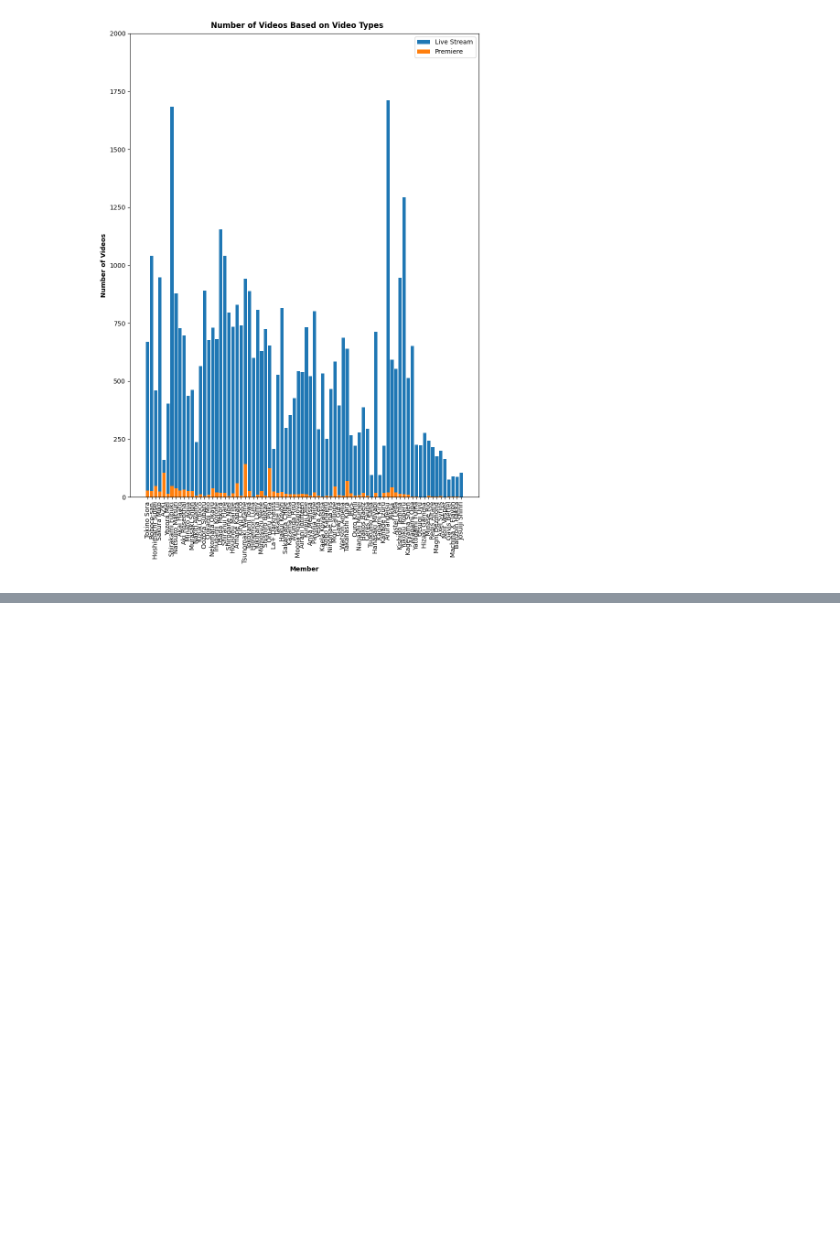
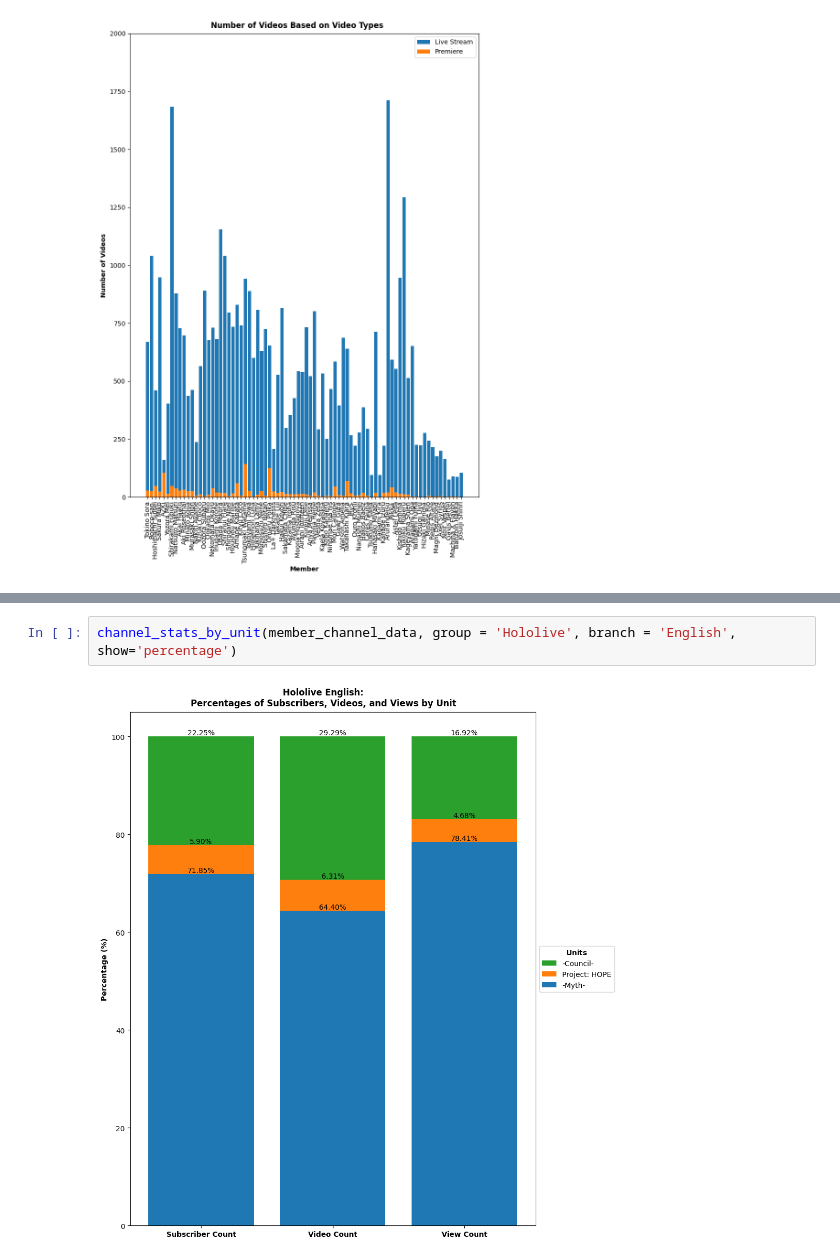
Before and after one commit to Johnson-Tung/holoAnalytics, a Jupyter notebook: scripts/visualize_youtube_data_(prototyping).ipynb, the cells around one changed output, grey strips where cells are left out. Drawn from its saved outputs; the diff is of its cells as text; blank space fills up the shorter version.

```diff
--- a/scripts/visualize_youtube_data_(prototyping).ipynb
+++ b/scripts/visualize_youtube_data_(prototyping).ipynb
@@ -166,0 +273,4 @@ video_types(member_channel_data['channel_video_summary']['data'], live_broadcast
+# %%
+channel_stats_by_unit(member_channel_data, group = 'Hololive', branch = 'English', show='percentage')
+# %% [output]
+[figure, added]
```
Also changed, not shown: parts of 6 cells of this notebook.
